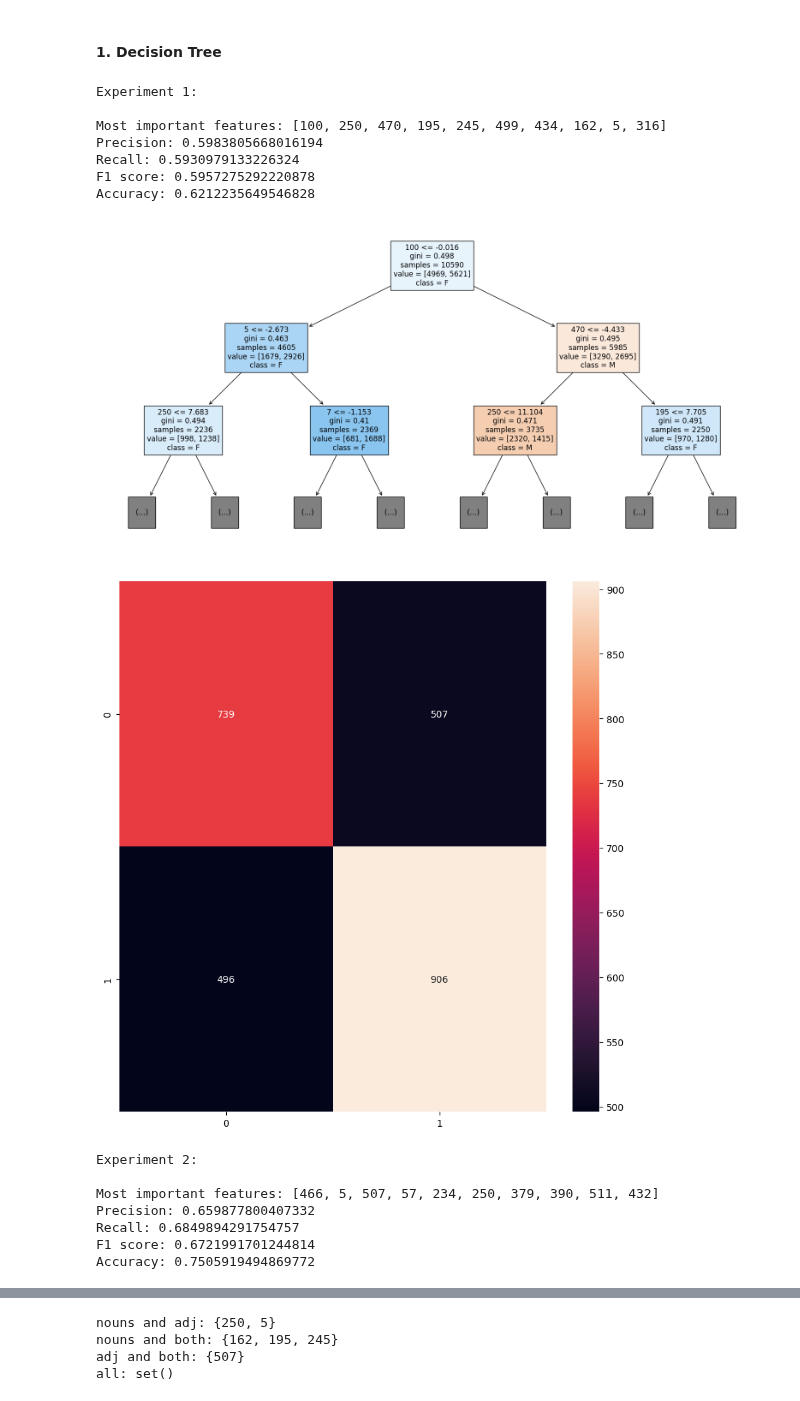
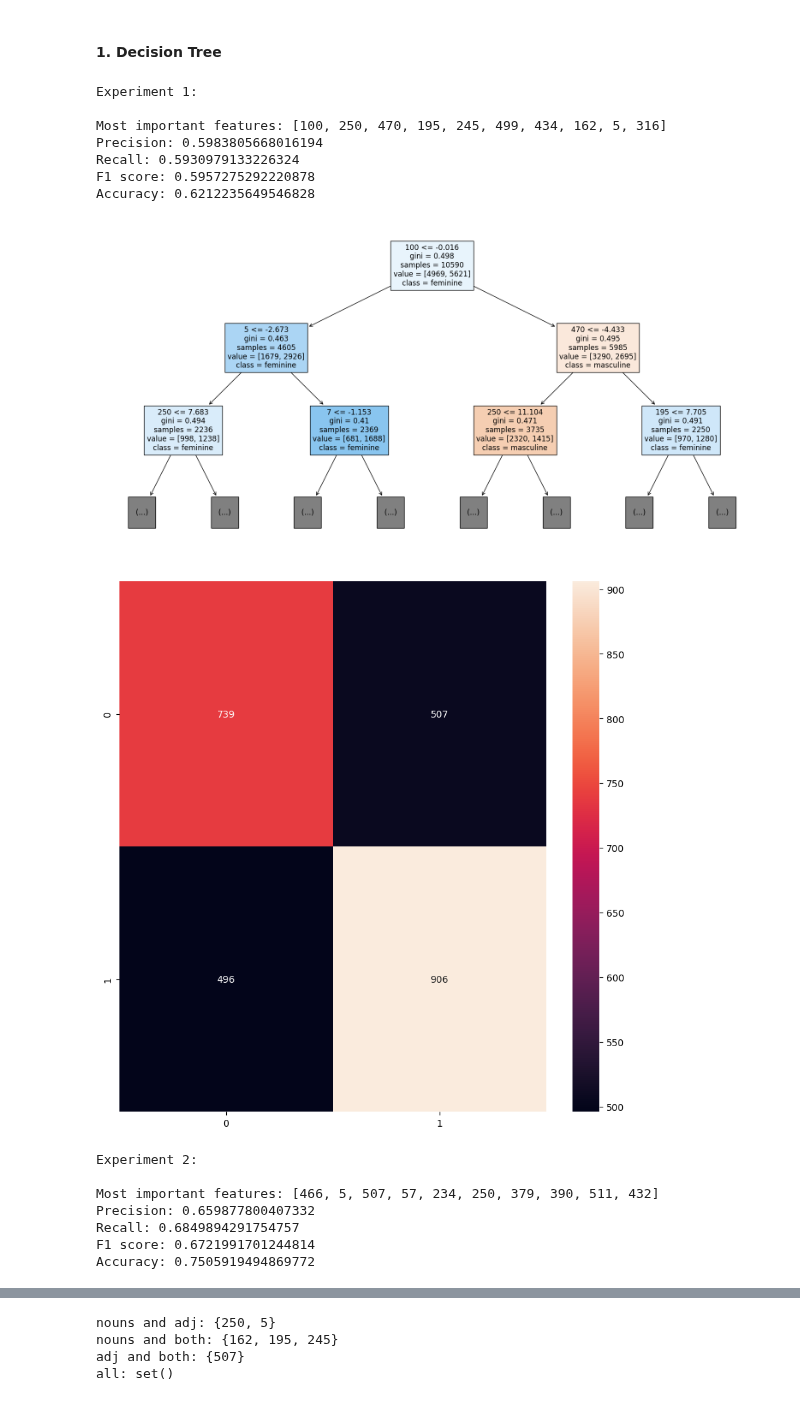
Before and after one commit to ClementineBleuze/WordEmbeddings, a Jupyter notebook: Notebooks_dim_clustering/classifiers.ipynb, the cells around one changed output, grey strips where cells are left out. Saved outputs shown, nothing was run; the diff lists cells and outputs as text; code cells hidden in the pictures.

Commit message:
renaming classes in tree plots

```diff
--- a/Notebooks_dim_clustering/classifiers.ipynb
+++ b/Notebooks_dim_clustering/classifiers.ipynb
@@ -76,35 +76,35 @@ for i in range(3):
 for i in range(3):
 
     print(f"Experiment {i+1}:\n")
 
     # Plot top 10 most important features
     indices = np.argsort(results[i]["importances"])[::-1]
     print(f"Most important features: {[int(ind) for ind in indices[:10]]}")
 
     # Plot precision, recall, F1 score and accuracy
     print(f"Precision: {results[i]['precision']}")
     print(f"Recall: {results[i]['recall']}")
     print(f"F1 score: {results[i]['f1']}")
     print(f"Accuracy: {results[i]['accuracy']}")
 
     # Plot the tree
     plt.figure(figsize=(20,10))
-    plot_tree(results[i]["tree"], max_depth=2, feature_names=X_gd_N.columns, class_names=["M", "F"], filled=True)
+    plot_tree(results[i]["tree"], max_depth=2, feature_names=X_gd_N.columns, class_names=["masculine", "feminine"], filled=True)
     plt.show()
 
     # Plot confusion matrix
     plt.figure(figsize=(10,10))
     sns.heatmap(results[i]["cm"], annot=True, fmt="d")
     plt.show()
 # %% [output]
 Experiment 1:
 
 Most important features: [100, 250, 470, 195, 245, 499, 434, 162, 5, 316]
 Precision: 0.5983805668016194
 Recall: 0.5930979133226324
 F1 score: 0.5957275292220878
 Accuracy: 0.6212235649546828
-[figure, old version]
+[figure, new version]
 [figure]
 Experiment 2:
 
```
Also changed, not shown: parts of 1 cell of this notebook.
